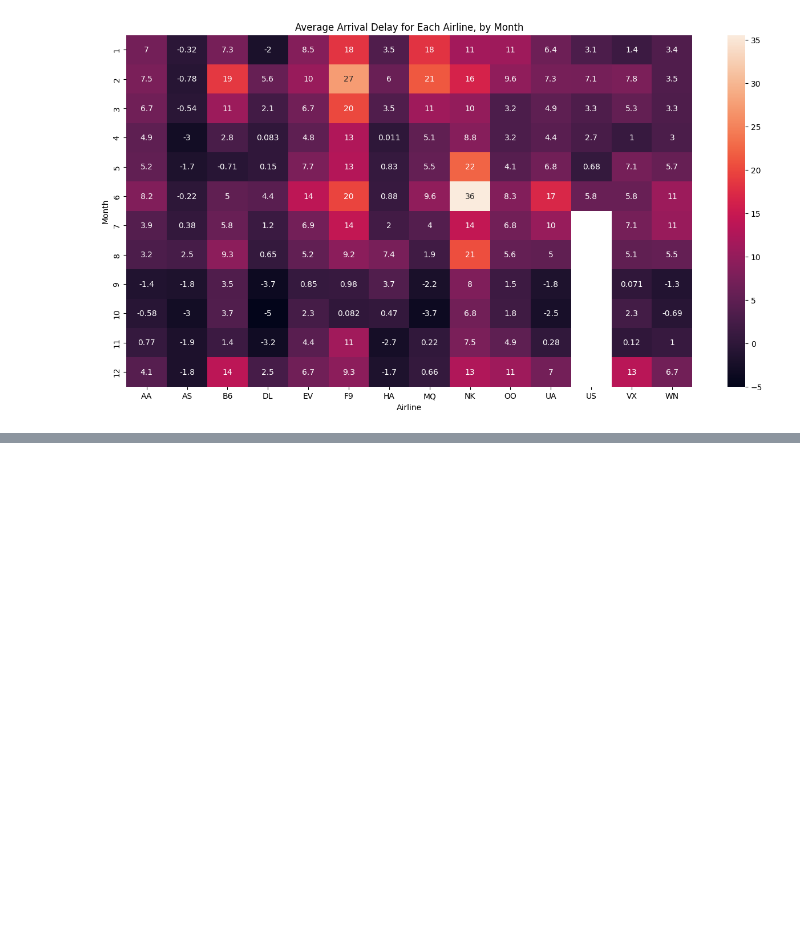
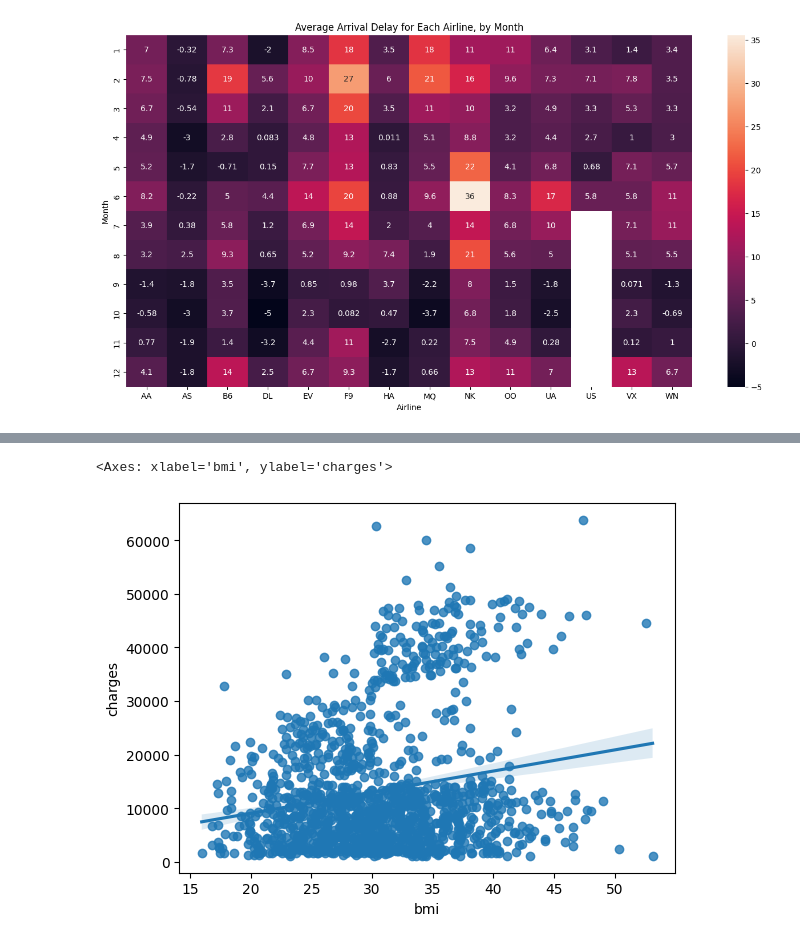
Before and after one commit to codekunoichi/learning-datascience, a Jupyter notebook: data_visualization/learning_data_visualization.ipynb, the cells around one changed output, grey strips where cells are left out. Saved outputs shown, nothing was run; the diff lists cells and outputs as text; code cells hidden in the pictures; blank space fills up the shorter version.

```diff
--- a/data_visualization/learning_data_visualization.ipynb
+++ b/data_visualization/learning_data_visualization.ipynb
@@ -173,0 +201,6 @@ Text(0.5, 58.7222222222222, 'Airline')
+# %%
+# To double-check the strength of this relationship, you might like to add a regression line, or the line that best fits the data.
+sns.regplot(x=insurance_data['bmi'], y=insurance_data['charges'])
+# %% [output]
+<Axes: xlabel='bmi', ylabel='charges'>
+[figure, added]
```
Also changed, not shown: parts of 10 cells of this notebook, 1 other file.
